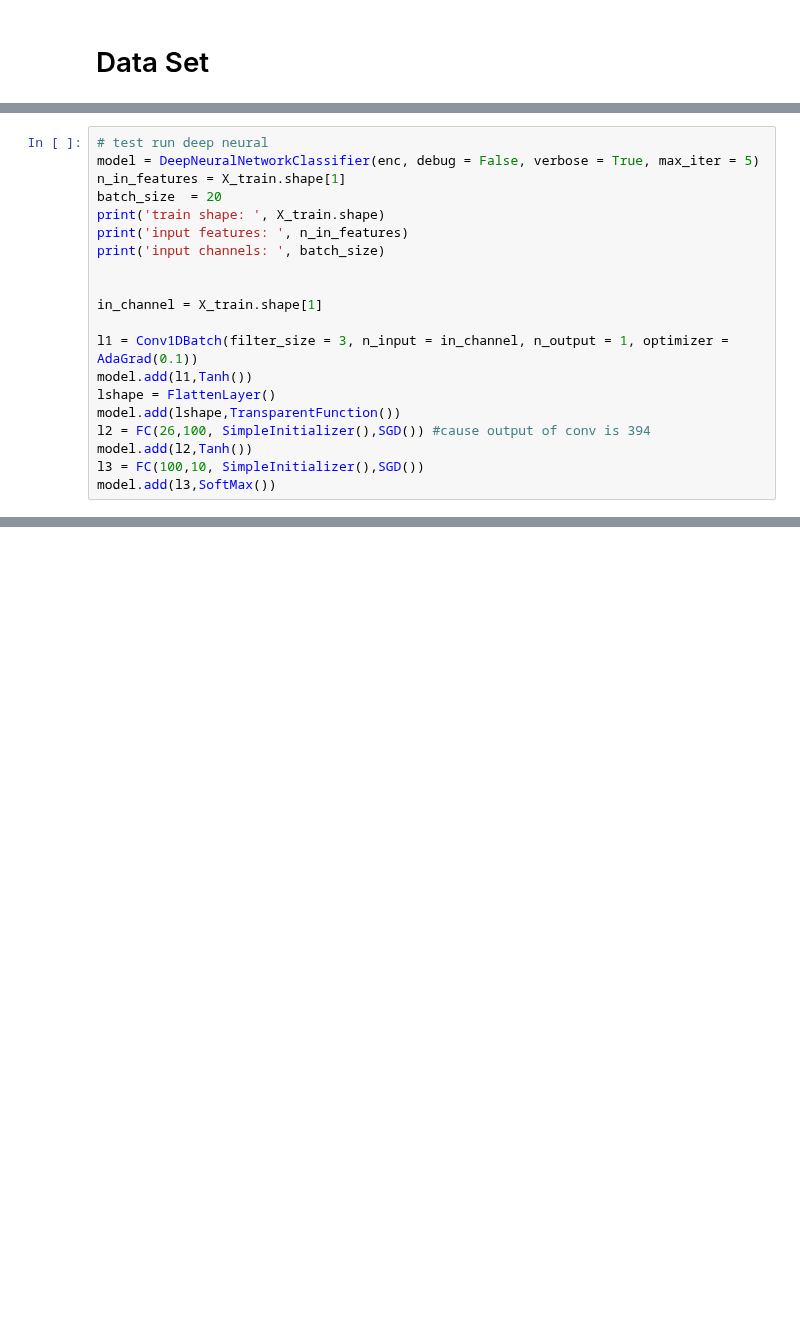
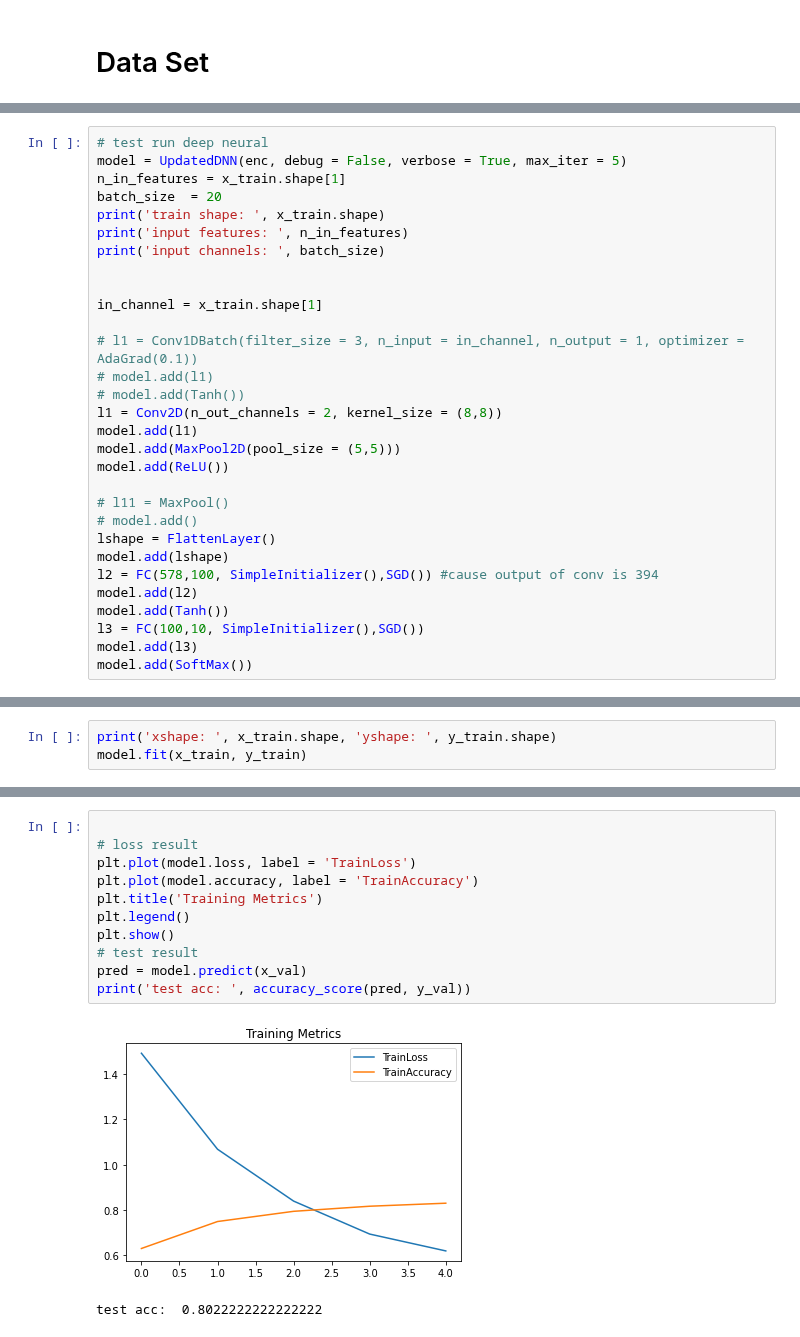
Before and after one commit to produdez/diveintocode-ml, a Jupyter notebook: Week 18/Convolutional2DScratch.ipynb, the cells around one changed output, grey strips where cells are left out. Drawn from its saved outputs; the diff is of its cells as text; blank space fills up the shorter version.

Commit message:
Finished Conv2D (no stride)

```diff
--- a/Week 18/Convolutional2DScratch.ipynb
+++ b/Week 18/Convolutional2DScratch.ipynb
@@ -704,21 +1193,31 @@ X_train, X_val, y_train, y_val = train_test_split(X_train, y_train_one_hot, trai
 # %%
 # test run deep neural
-model = DeepNeuralNetworkClassifier(enc, debug = False, verbose = True, max_iter = 5)
-n_in_features = X_train.shape[1]
+model = UpdatedDNN(enc, debug = False, verbose = True, max_iter = 5)
+n_in_features = x_train.shape[1]
 batch_size  = 20
-print('train shape: ', X_train.shape)
+print('train shape: ', x_train.shape)
 print('input features: ', n_in_features)
 print('input channels: ', batch_size)
 
 
-in_channel = X_train.shape[1]
+in_channel = x_train.shape[1]
 
-l1 = Conv1DBatch(filter_size = 3, n_input = in_channel, n_output = 1, optimizer = AdaGrad(0.1))
-model.add(l1,Tanh())
+# l1 = Conv1DBatch(filter_size = 3, n_input = in_channel, n_output = 1, optimizer = AdaGrad(0.1))
+# model.add(l1)
+# model.add(Tanh())
+l1 = Conv2D(n_out_channels = 2, kernel_size = (8,8))
+model.add(l1)
+model.add(MaxPool2D(pool_size = (5,5)))
+model.add(ReLU())
+
+# l11 = MaxPool()
+# model.add()
 lshape = FlattenLayer()
-model.add(lshape,TransparentFunction())
-l2 = FC(26,100, SimpleInitializer(),SGD()) #cause output of conv is 394
-model.add(l2,Tanh())
+model.add(lshape)
+l2 = FC(578,100, SimpleInitializer(),SGD()) #cause output of conv is 394
+model.add(l2)
+model.add(Tanh())
 l3 = FC(100,10, SimpleInitializer(),SGD())
-model.add(l3,SoftMax())
+model.add(l3)
+model.add(SoftMax())
 # %% [output]
@@ -734,0 +1227,3 @@ ValueError: operands could not be broadcast together with shapes (20,28,10) (200
+# %%
+print('xshape: ', x_train.shape, 'yshape: ', y_train.shape)
+model.fit(x_train, y_train)
@@ -734,0 +1248,14 @@ ValueError: operands could not be broadcast together with shapes (20,28,10) (200
+# %%
+
+# loss result
+plt.plot(model.loss, label = 'TrainLoss')
+plt.plot(model.accuracy, label = 'TrainAccuracy')
+plt.title('Training Metrics')
+plt.legend()
+plt.show()
+# test result
+pred = model.predict(x_val)
+print('test acc: ', accuracy_score(pred, y_val))
+# %% [output]
+[figure, added]
+test acc:  0.8022222222222222
```
Also changed, not shown: parts of 37 cells of this notebook.
